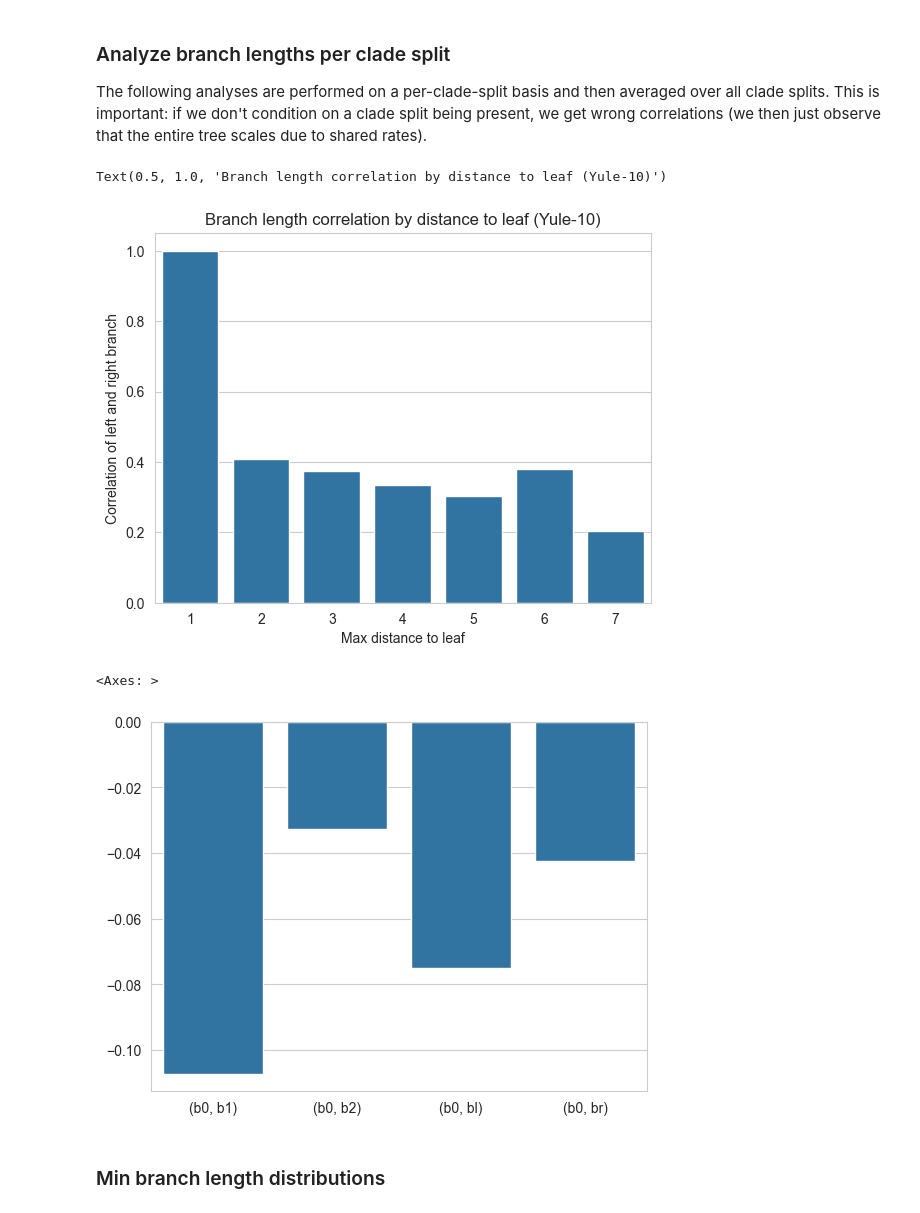
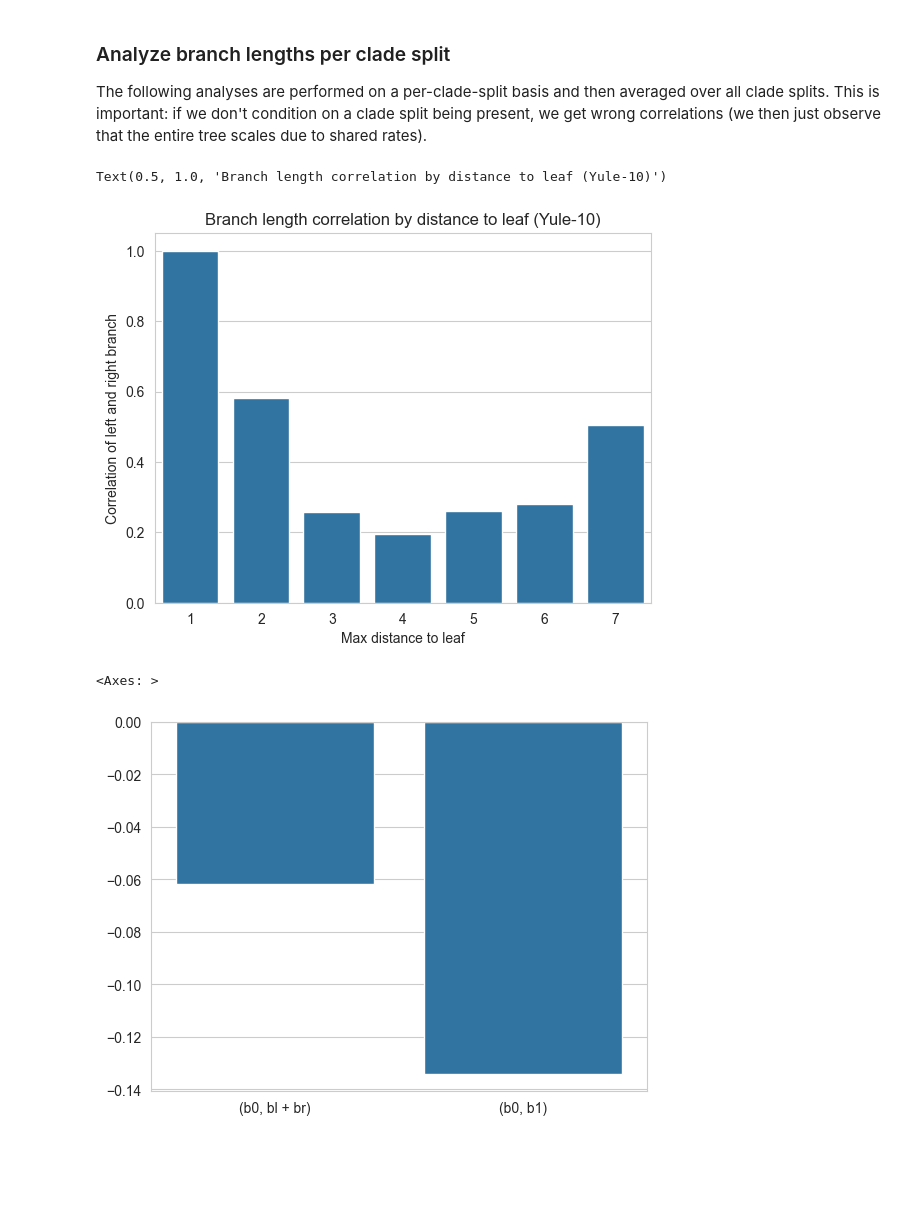
Before and after one commit to tochsner/ccd-validation, a Jupyter notebook: src/distribution_analysis/analyze_branch_lengths.ipynb, the cells around one changed output. Drawn from its saved outputs; the diff is of its cells as text; code cells hidden in the pictures; blank space fills up the shorter version.

```diff
--- a/src/distribution_analysis/analyze_branch_lengths.ipynb
+++ b/src/distribution_analysis/analyze_branch_lengths.ipynb
@@ -27,3 +25,5 @@ trees = load_trees(DATA_SET, max_trees=50_000)
+# %%
+trees = load_trees_from_file("/Users/tobiaochsner/Documents/Thesis/Validation/data/beast/yule-10-0.trees")
 # %%
 taxa_names = get_taxa_names(trees[0])
 observed_nodes, observed_clade_splits = get_observed_nodes(trees, taxa_names)
@@ -88,24 +88,21 @@ plt.xlabel("Max distance to leaf")
 plt.title(f"Branch length correlation by distance to leaf ({DATA_SET_NAME})")
 # %% [output]
 Text(0.5, 1.0, 'Branch length correlation by distance to leaf (Yule-10)')
-[figure, old version]
+[figure, new version]
 # %%
 df_dict = {
     "clade_split": [],
     "min_branch_0": [],
     "min_branch_1": [],
-    "min_branch_2": [],
-    "min_branch_l": [],
-    "min_branch_r": [],
+    "min_branch_1_l+r": [],
 }
 
 for clade_split in tqdm(observed_clade_splits):
     min_branch_0 = clade_split.min_branch_length
 
     min_branch_1 = None
+    min_branch_1_lr = None
     min_branch_2 = None
-    min_branch_l = None
-    min_branch_r = None
 
     if isinstance(clade_split.min_branch_clade, ObservedCladeSplit):
         min_branch_1 = clade_split.min_branch_clade.min_branch_length
@@ -113,40 +110,30 @@ for clade_split in tqdm(observed_clade_splits):
         if isinstance(clade_split.min_branch_clade.min_branch_clade, ObservedCladeSplit):
             min_branch_2 = clade_split.min_branch_clade.min_branch_clade.min_branch_length
 
-    if isinstance(clade_split.left_clade, ObservedCladeSplit):
-        min_branch_l = clade_split.left_clade.min_branch_length
-
-    if isinstance(clade_split.right_clade, ObservedCladeSplit):
-        min_branch_r = clade_split.right_clade.min_branch_length
+    if isinstance(clade_split.left_clade, ObservedCladeSplit) and isinstance(clade_split.right_clade, ObservedCladeSplit):
+        min_branch_1_lr = clade_split.left_clade.min_branch_length + clade_split.right_clade.min_branch_length
 
     df_dict["clade_split"].append(clade_split.bitstring)
     df_dict["min_branch_0"].append(min_branch_0)
     df_dict["min_branch_1"].append(min_branch_1)
-    df_dict["min_branch_2"].append(min_branch_2)
-    df_dict["min_branch_l"].append(min_branch_l)
-    df_dict["min_branch_r"].append(min_branch_r)
+    df_dict["min_branch_1_l+r"].append(min_branch_1_lr)
 
 df_extended_branches = pd.DataFrame(df_dict)
 # %%
+import numpy as np
+
+
 sns.barplot(
-    x=["(b0, b1)", "(b0, b2)", "(b0, bl)", "(b0, br)"],
+    x=["(b0, bl + br)", "(b0, b1)"],
     y=[
         df_extended_branches.groupby("clade_split")
-        .apply(lambda x: x["min_branch_0"].corr(df_extended_branches["min_branch_1"]))
+        .apply(lambda x: x["min_branch_0"].map(np.log).cov(x["min_branch_1"].map(np.log)))
         .mean(),
         df_extended_branches.groupby("clade_split")
-        .apply(lambda x: x["min_branch_0"].corr(df_extended_branches["min_branch_2"]))
-        .mean(),
-        df_extended_branches.groupby("clade_split")
-        .apply(lambda x: x["min_branch_0"].corr(df_extended_branches["min_branch_l"]))
-        .mean(),
-        df_extended_branches.groupby("clade_split")
-        .apply(lambda x: x["min_branch_0"].corr(df_extended_branches["min_branch_r"]))
+        .apply(lambda x: x["min_branch_0"].corr(x["min_branch_1"]))
         .mean(),
     ],
 )
 # %% [output]
 <Axes: >
-[figure, old version]
+[figure, new version]
-# %% [markdown]
-### Min branch length distributions
```
Also changed, not shown: parts of 13 cells of this notebook, 13 other files.
